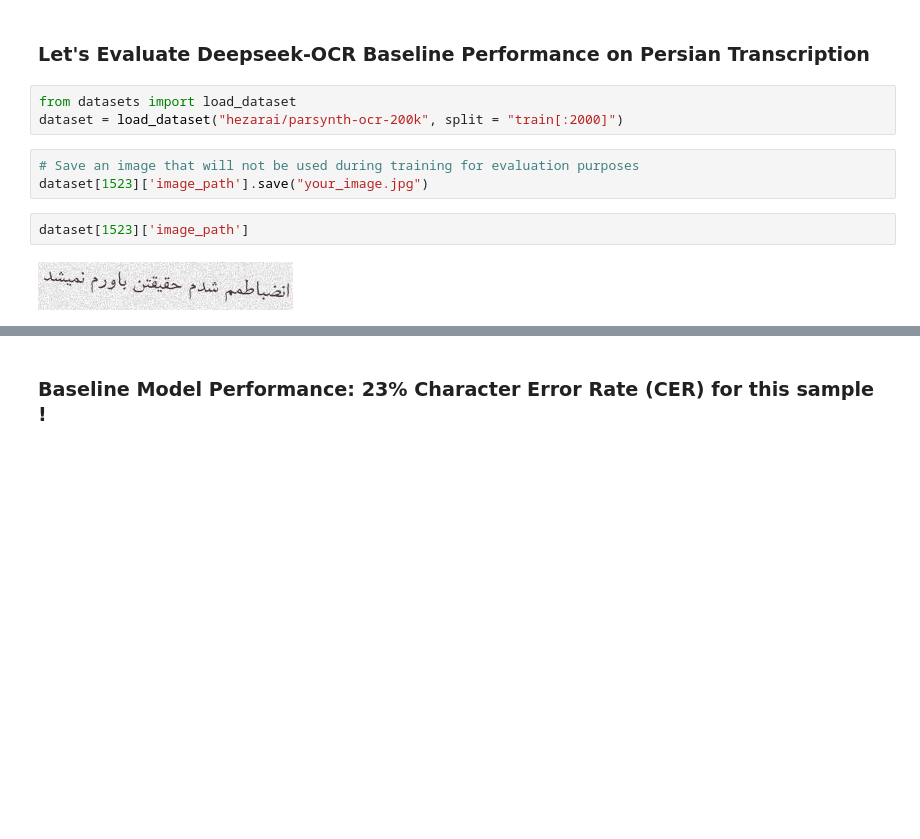
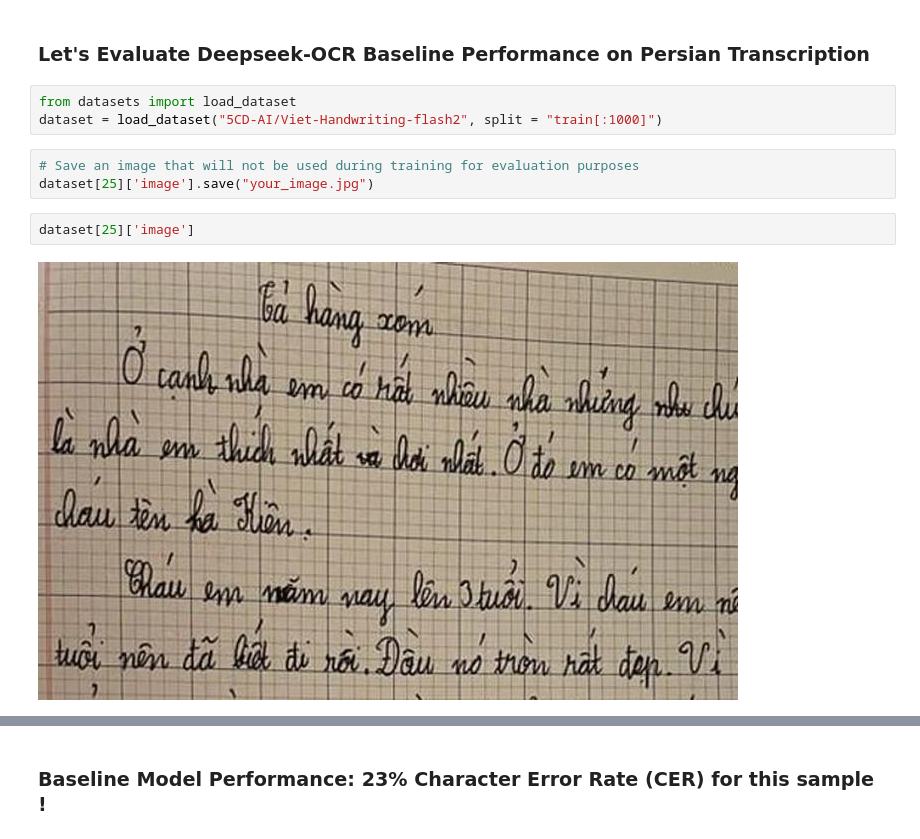
Before and after one commit to phamphieu7367/servercandientu, a Jupyter notebook: nb/Deepseek_OCR_(3B).ipynb, the cells around one changed output, grey strips where cells are left out. Saved outputs shown, nothing was run; the diff lists cells and outputs as text; blank space fills up the shorter version.

```diff
--- a/nb/Deepseek_OCR_(3B).ipynb
+++ b/nb/Deepseek_OCR_(3B).ipynb
@@ -89,12 +90,12 @@ You should probably TRAIN this model on a down-stream task to be able to use it
 ### Let's Evaluate Deepseek-OCR Baseline Performance on Persian Transcription
 # %%
 from datasets import load_dataset
-dataset = load_dataset("hezarai/parsynth-ocr-200k", split = "train[:2000]")
+dataset = load_dataset("5CD-AI/Viet-Handwriting-flash2", split = "train[:1000]")
 # %%
 # Save an image that will not be used during training for evaluation purposes
-dataset[1523]['image_path'].save("your_image.jpg")
+dataset[25]['image'].save("your_image.jpg")
-# %%
-dataset[1523]['image_path']
-# %% [output]
-[figure, removed]
+# %%
+dataset[25]['image']
+# %% [output]
+[figure, added]
 # %%
```
Also changed, not shown: parts of 10 cells of this notebook.
